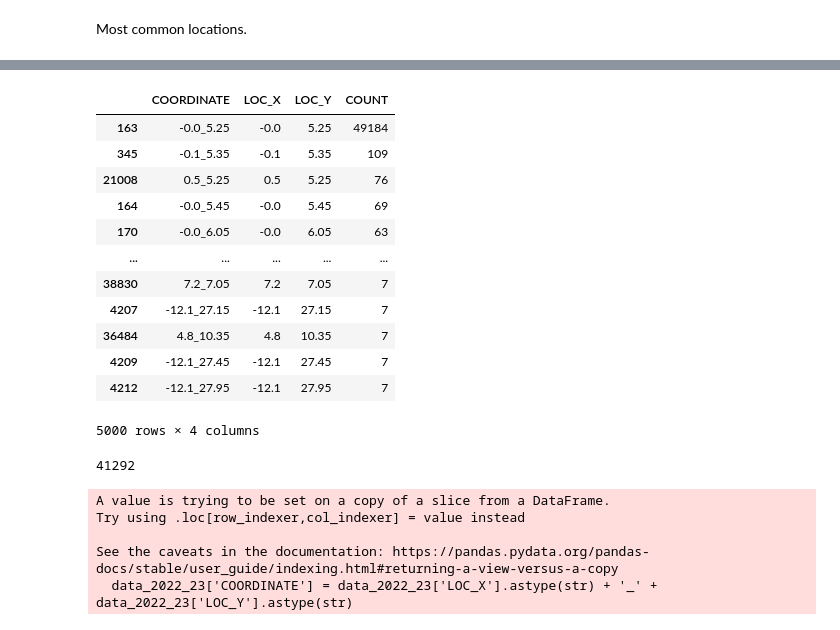
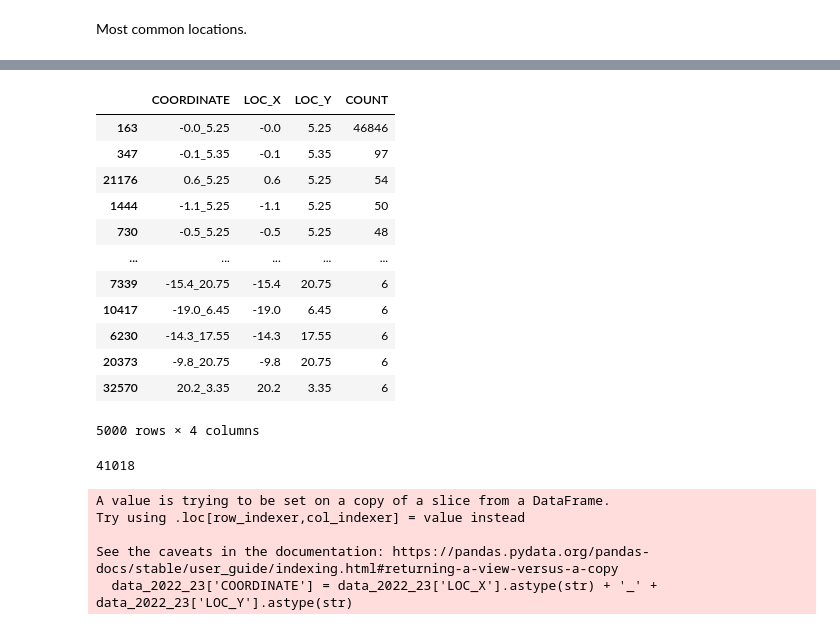
Before and after one commit to 92CMDiego/IH_pr_final_nba, a Jupyter notebook: shot_charts/shot_charts.ipynb, the cells around one changed output, grey strips where cells are left out. Drawn from its saved outputs; the diff is of its cells as text; code cells hidden in the pictures.

```diff
--- a/shot_charts/shot_charts.ipynb
+++ b/shot_charts/shot_charts.ipynb
@@ -182,17 +182,17 @@ locs_2004_05_top5k = data_2004_05_locs.sort_values(by='COUNT', ascending=False).
-# %%
-locs_2004_05_top5k
-# %% [output]
-|  | COORDINATE | LOC_X | LOC_Y | COUNT |
-| 163 | -0.0_5.25 | -0.0 | 5.25 | 49184 |
-| 345 | -0.1_5.35 | -0.1 | 5.35 | 109 |
-| 21008 | 0.5_5.25 | 0.5 | 5.25 | 76 |
-| 164 | -0.0_5.45 | -0.0 | 5.45 | 69 |
-| 170 | -0.0_6.05 | -0.0 | 6.05 | 63 |
-| ... | ... | ... | ... | ... |
-| 38830 | 7.2_7.05 | 7.2 | 7.05 | 7 |
-| 4207 | -12.1_27.15 | -12.1 | 27.15 | 7 |
-| 36484 | 4.8_10.35 | 4.8 | 10.35 | 7 |
-| 4209 | -12.1_27.45 | -12.1 | 27.45 | 7 |
-| 4212 | -12.1_27.95 | -12.1 | 27.95 | 7 |
-5000 rows × 4 columns
+# %%
+locs_2003_04_top5k
+# %% [output]
+|  | COORDINATE | LOC_X | LOC_Y | COUNT |
+| 163 | -0.0_5.25 | -0.0 | 5.25 | 46846 |
+| 347 | -0.1_5.35 | -0.1 | 5.35 | 97 |
+| 21176 | 0.6_5.25 | 0.6 | 5.25 | 54 |
+| 1444 | -1.1_5.25 | -1.1 | 5.25 | 50 |
+| 730 | -0.5_5.25 | -0.5 | 5.25 | 48 |
+| ... | ... | ... | ... | ... |
+| 7339 | -15.4_20.75 | -15.4 | 20.75 | 6 |
+| 10417 | -19.0_6.45 | -19.0 | 6.45 | 6 |
+| 6230 | -14.3_17.55 | -14.3 | 17.55 | 6 |
+| 20373 | -9.8_20.75 | -9.8 | 20.75 | 6 |
+| 32570 | 20.2_3.35 | 20.2 | 3.35 | 6 |
+5000 rows × 4 columns
 # %%
@@ -200,7 +200,7 @@ locs_2004_05_top5k
 # %%
-len(data_2004_05_locs)
+len(data_2003_04_locs)
 # %% [output]
-41292
+41018
 # %%
 data_2022_23 = data[data['SEASON_2'] == '2022-23']
 
```
Also changed, not shown: parts of 14 cells of this notebook, 8 other files.
